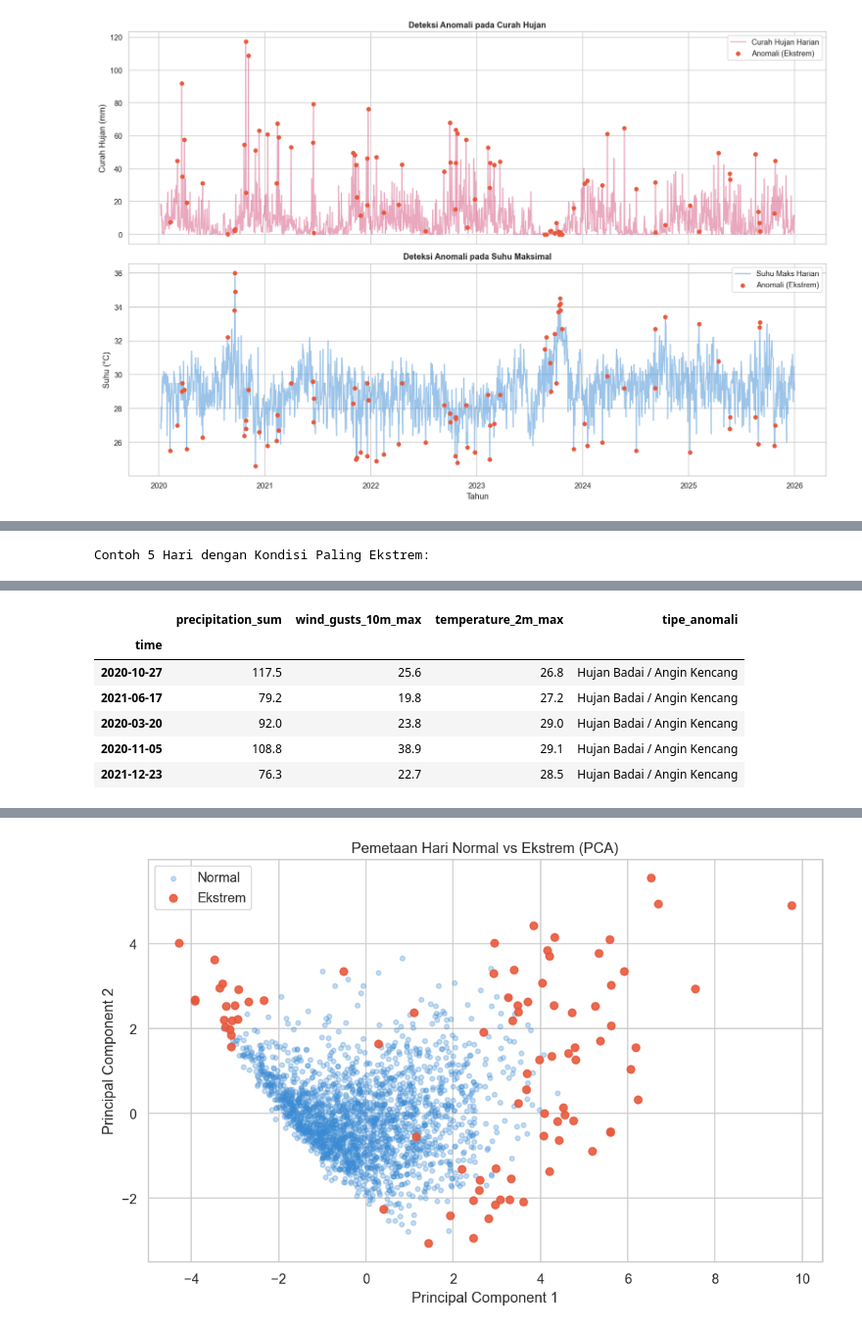
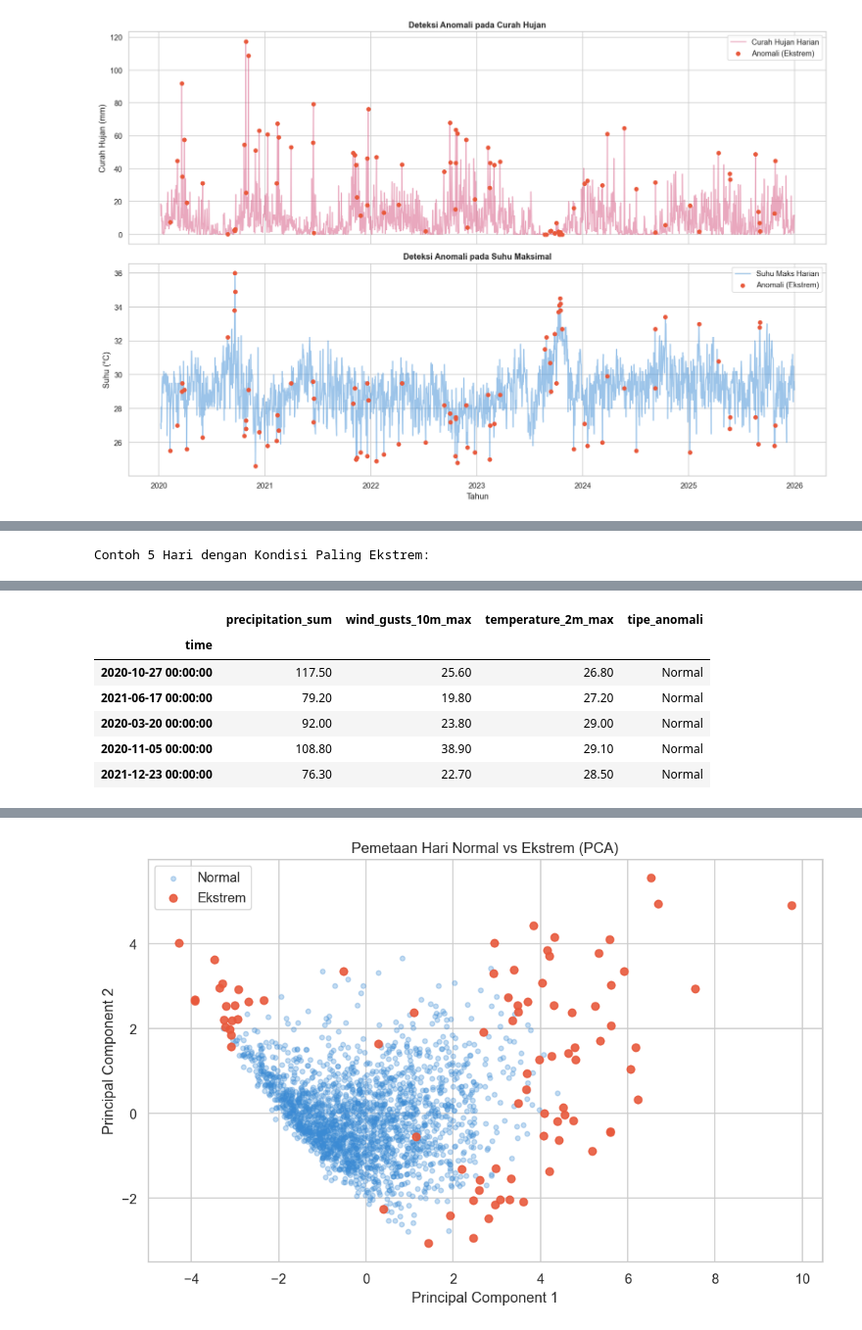
Before and after one commit to melinda-ab/prediksi-anomali-cuaca-sleman, a Jupyter notebook: main.ipynb, the cells around one changed output, grey strips where cells are left out. Shown at 98% size. Cells and saved outputs as stored; diff of their text form; code cells hidden in the pictures.

```diff
--- a/main.ipynb
+++ b/main.ipynb
@@ -72,11 +50,11 @@ library don
 # %% [markdown]
 # 02. Dataset Loading & Understanding
 # %%
-df = pd.read_csv('sleman-weather-2020-2025.csv', skiprows=3, parse_dates=['time'])
+df = pd.read_csv('D:\Vscode\prediksi-cuaca-sleman\prediksi-anomali-cuaca-sleman\data\sleman-weather-2020-2025.csv', skiprows=3, parse_dates=['time'])
 df = df.set_index('time').sort_index()
 
 df.columns = df.columns.str.replace(r' \(.*\)', '', regex=True)
 
-print(f"dataset: {df.shape[0]} hari dan {df.shape[1]} fitur.")
+print(f"dataset: {df.shape[0]} hari dan jumlah {df.shape[1]} fitur.")
 display(df.head())
 # %% [output]
@@ -270,19 +248,19 @@ untuk mencegah bias karena rentang yang berbeda, normalisasi dilakukan terlebih
 # %%
-kolom_lama = ['score_hujan', 'score_suhu', 'anomali_hujan', 'anomali_suhu', 'is_extreme']
+kolom_lama = ['score_Presipitasi', 'score_suhu', 'anomali_Presipitasi', 'anomali_suhu', 'is_extreme']
 df = df.drop(columns=[k for k in kolom_lama if k in df.columns])
 
-fitur_hujan_angin = ['precipitation_sum', 'wind_gusts_10m_max', 'precip_3d_cumsum', 'precip_zscore']
+fitur_Presipitasi_angin = ['precipitation_sum', 'wind_gusts_10m_max', 'precip_3d_cumsum', 'precip_zscore']
 fitur_suhu = ['temperature_2m_max', 'temp_range', 'temp_max_zscore']
-MODEL_FEATURES = fitur_hujan_angin + fitur_suhu
+MODEL_FEATURES = fitur_Presipitasi_angin + fitur_suhu
 
 # Karena tugas ini adalah deteksi anomali pada dataset historis secara keseluruhan (unsupervised),
 # kita menggunakan seluruh data tanpa train/test split.
-scaler_hujan = RobustScaler()
+scaler_Presipitasi = RobustScaler()
 scaler_suhu = RobustScaler()
 
-X_hujan = scaler_hujan.fit_transform(df[fitur_hujan_angin])
+X_hujan = scaler_Presipitasi.fit_transform(df[fitur_Presipitasi_angin])
 X_suhu = scaler_suhu.fit_transform(df[fitur_suhu])
 
-print(f"dimensi data Hujan: {X_hujan.shape}")
-print(f"dimensi data Suhu : {X_suhu.shape}")
+print(f"Dimensi data fitur hujan: {X_hujan.shape}")
+print(f"Dimensi data fitur suhu : {X_suhu.shape}")
 # %% [output]
@@ -369,21 +347,69 @@ Karena kita menggunakan dua detektor terpisah (Suhu dan Hujan/Angin), kita dapat
 # %%
 def tentukan_tipe_anomali(row):
-    if row['anomali_hujan'] == 1 and row['anomali_suhu'] == 1:
-        return 'Kombinasi Ekstrem (Hujan Badai & Suhu)'
-    elif row['anomali_hujan'] == 1:
-        return 'Hujan Badai / Angin Kencang'
-    elif row['anomali_suhu'] == 1:
-        return 'Gelombang Panas / Anomali Suhu'
-    else:
+    """
+    Menentukan kategori spesifik cuaca ekstrem berdasarkan output Isolation Forest.
+
+    Parameters:
+    -----------
+    row : pandas.Series
+        Baris tunggal dari DataFrame yang mengandung fitur anomali ('anomali_Presipitasi', 'anomali_suhu').
+
+    Returns:
+    --------
+    str
+        Label string yang mendeskripsikan tipe kejadian ekstrem.
+
+    Edge Cases Handled:
+    -------------------
+    - Jika terdapat nilai NaN pada indikator, akan dianggap sebagai 'Normal' untuk mencegah error.
+    """
+    try:
+        # Pengecekan Edge Case (Missing Values)
+        if pd.isna(row['anomali_Presipitasi']) or pd.isna(row['anomali_suhu']):
+            return 'Normal'
+
+        if row['anomali_Presipitasi'] == 1 and row['anomali_suhu'] == 1:
+            return 'Kombinasi Ekstrem (Hujan Badai & Suhu)'
+        elif row['anomali_Presipitasi'] == 1:
+            return 'Hujan Badai / Angin Kencang'
+        elif row['anomali_suhu'] == 1:
+            return 'Gelombang Panas / Anomali Suhu'
+        else:
+            return 'Normal'
+    except Exception as e:
         return 'Normal'
 
 df['tipe_anomali'] = df.apply(tentukan_tipe_anomali, axis=1)
 df_ekstrem = df[df['is_extreme'] == 1].copy()
 
-print("Distribusi Tipe Kejadian Cuaca Ekstrem:")
+print("Distribusi Tipe Kejadian cuaca ekstrem:")
 display(df_ekstrem['tipe_anomali'].value_counts().to_frame("Jumlah Hari"))
 
 print("\nContoh 5 Hari dengan Kondisi Paling Ekstrem:")
 kolom_tampil = ['precipitation_sum', 'wind_gusts_10m_max', 'temperature_2m_max', 'tipe_anomali']
-display(df_ekstrem.sort_values(by=['score_hujan', 'score_suhu'])[kolom_tampil].head(5))
+
+# --- Analisis UI HTML & Inline CSS ---
+# Menerapkan styling tingkat lanjut pada pandas Dataframe untuk presentasi hasil akhir
+tabel_premium = (df_ekstrem.sort_values(by=['score_Presipitasi', 'score_suhu'])[kolom_tampil]
+                 .head(5)
+                 .style
+                 .set_table_styles([
+                     {'selector': 'th', 'props': [('background', 'linear-gradient(135deg, #1e3c72 0%, #2a5298 100%)'),
+                                                  ('color', 'white'),
+                                                  ('font-family', 'Inter, sans-serif'),
+                                                  ('font-size', '14px'),
+                                                  ('text-align', 'center'),
+                                                  ('padding', '12px')]},
+                     {'selector': 'td', 'props': [('font-family', 'Inter, sans-serif'),
+                                                  ('font-size', '13px'),
+                                                  ('text-align', 'center'),
+                                                  ('padding', '10px'),
+                                                  ('border-bottom', '1px solid #ddd')]},
+                     {'selector': 'tr:hover', 'props': [('background-color', '#f1f5f9')]}
+                 ])
+                 .set_properties(subset=['tipe_anomali'], **{'font-weight': 'bold', 'color': '#d32f2f'})
+                 .format(precision=2)
+                 .set_caption("Tabel 1: Profil Kondisi Cuaca pada Hari Paling Ekstrem di Sleman"))
+
+display(tabel_premium)
 # %% [output]
@@ -397,8 +422,8 @@ Contoh 5 Hari dengan Kondisi Paling Ekstrem:
 |  | precipitation_sum | wind_gusts_10m_max | temperature_2m_max | tipe_anomali |
 | time |  |  |  |  |
-| 2020-10-27 | 117.5 | 25.6 | 26.8 | Hujan Badai / Angin Kencang |
-| 2021-06-17 | 79.2 | 19.8 | 27.2 | Hujan Badai / Angin Kencang |
-| 2020-03-20 | 92.0 | 23.8 | 29.0 | Hujan Badai / Angin Kencang |
-| 2020-11-05 | 108.8 | 38.9 | 29.1 | Hujan Badai / Angin Kencang |
-| 2021-12-23 | 76.3 | 22.7 | 28.5 | Hujan Badai / Angin Kencang |
+| 2020-10-27 00:00:00 | 117.50 | 25.60 | 26.80 | Normal |
+| 2021-06-17 00:00:00 | 79.20 | 19.80 | 27.20 | Normal |
+| 2020-03-20 00:00:00 | 92.00 | 23.80 | 29.00 | Normal |
+| 2020-11-05 00:00:00 | 108.80 | 38.90 | 29.10 | Normal |
+| 2021-12-23 00:00:00 | 76.30 | 22.70 | 28.50 | Normal |
 # %% [markdown]
```
Also changed, not shown: parts of 30 cells of this notebook, 4 other files.
